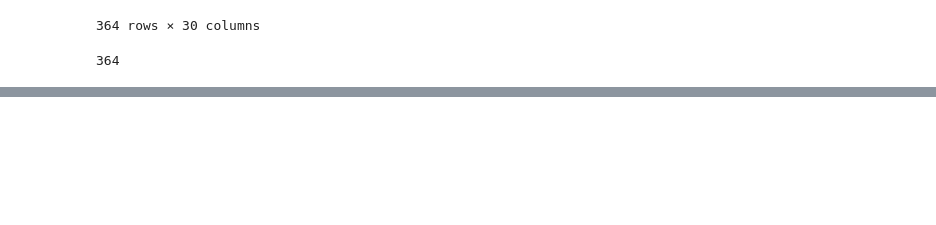
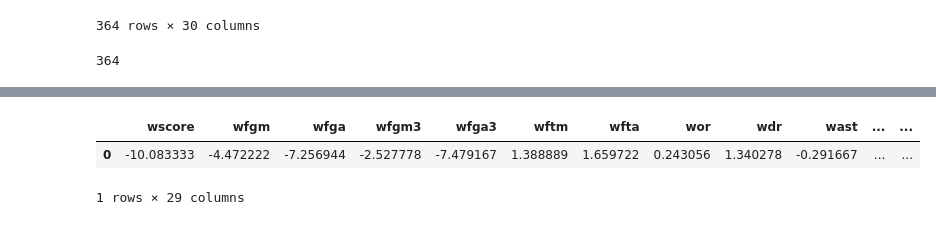
Before and after one commit to jazzTheJackRabbit/machine-madness, a Jupyter notebook: src/notebook/CreateDataset.ipynb, the cells around one changed output, grey strips where cells are left out. Cells and saved outputs as stored; diff of their text form; code cells hidden in the pictures; blank space fills up the shorter version.

```diff
--- a/src/notebook/CreateDataset.ipynb
+++ b/src/notebook/CreateDataset.ipynb
@@ -191,0 +282,6 @@ all_teams.shape[0]
+# %%
+row_vector_for_training_data
+# %% [output]
+|  | wscore | wfgm | wfga | wfgm3 | wfga3 | wftm | wfta | wor | wdr | wast | ... | ... |
+| 0 | -10.083333 | -4.472222 | -7.256944 | -2.527778 | -7.479167 | 1.388889 | 1.659722 | 0.243056 | 1.340278 | -0.291667 | ... | ... |
+1 rows × 29 columns
```
Also changed, not shown: parts of 3 cells of this notebook, 4 other files.
